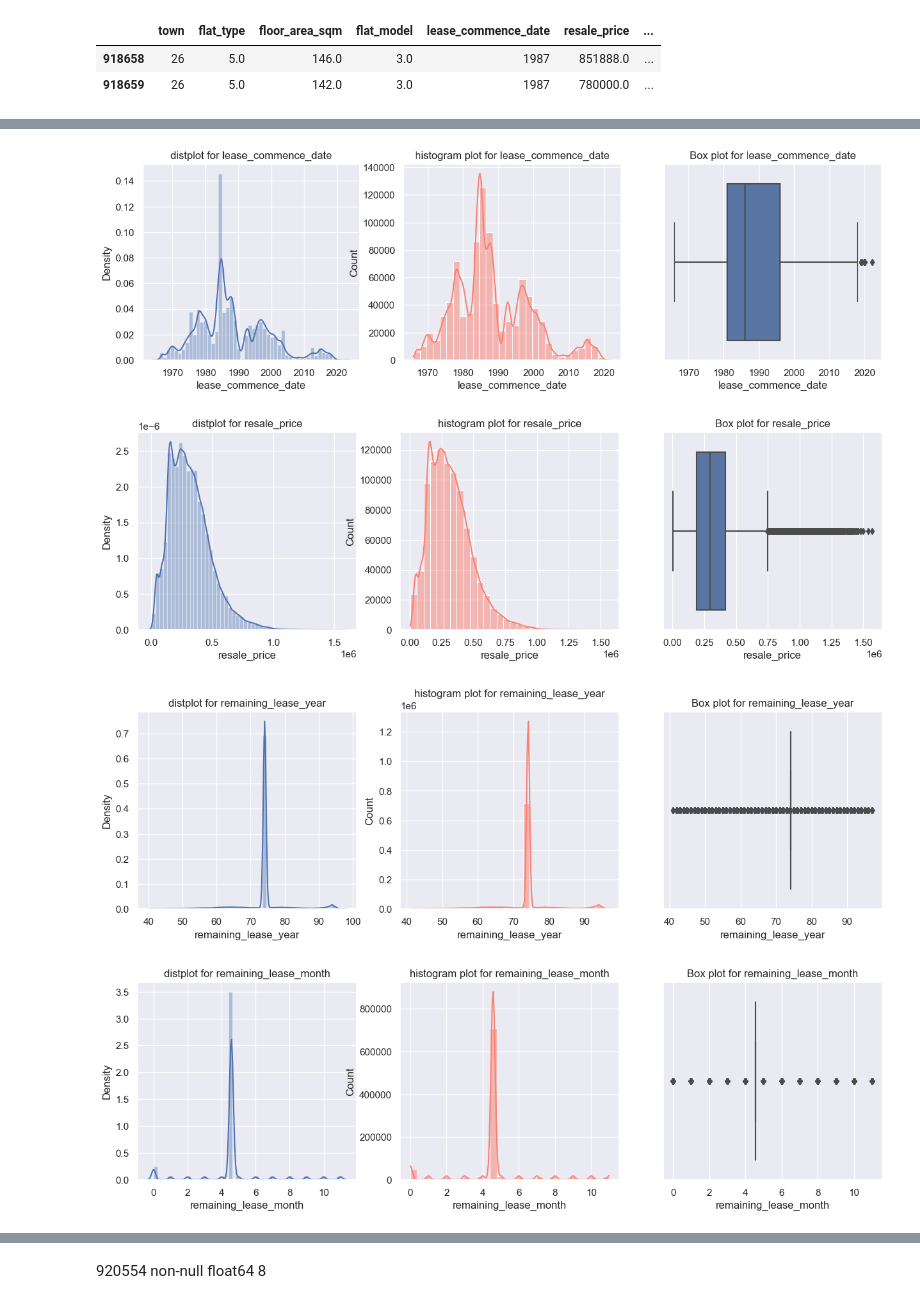
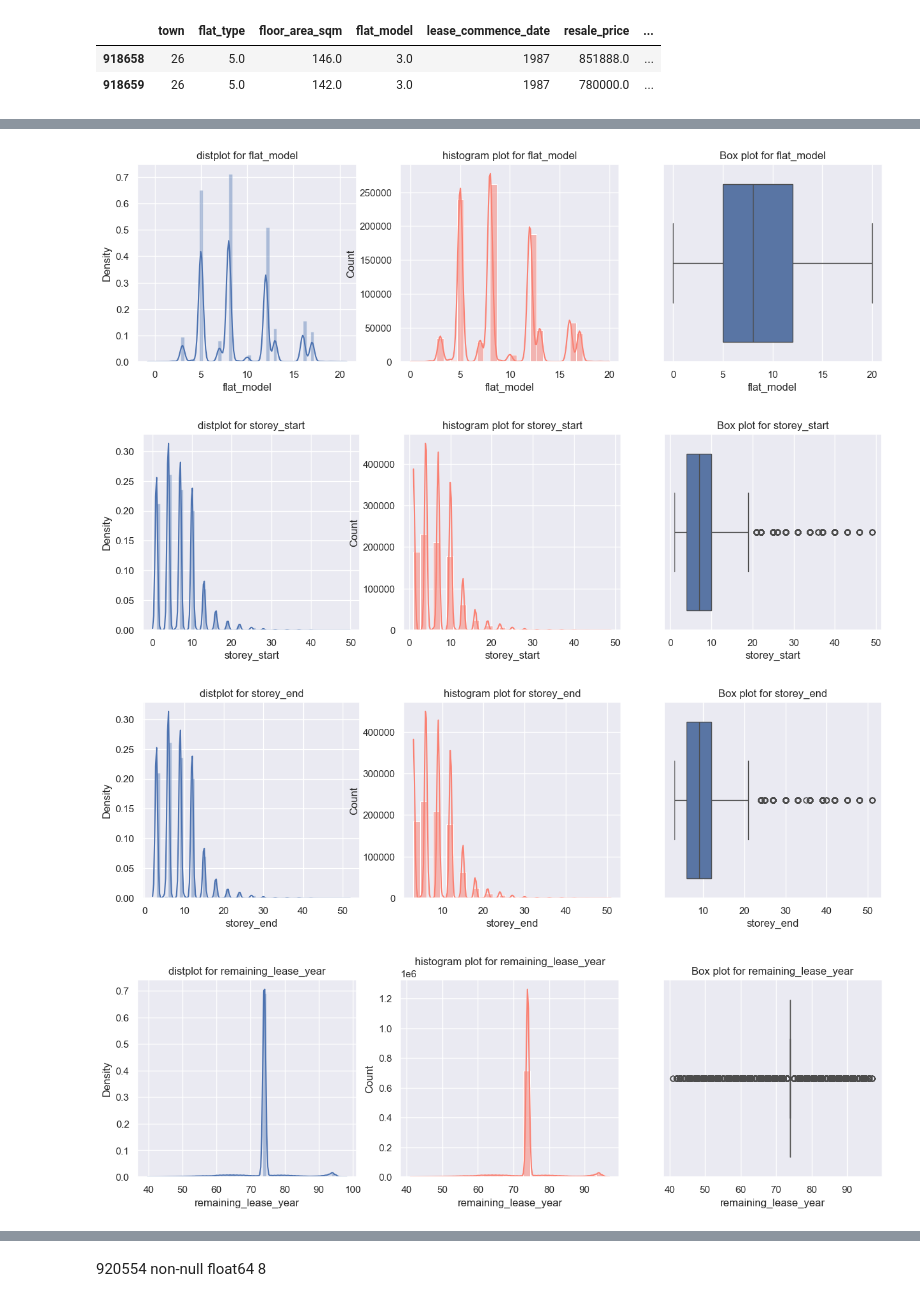
Before and after one commit to dharshini-in/-Singapore-Resale-Flat-Prices-Predicting, a Jupyter notebook: singapore_house_prediction.ipynb, the cells around one changed output, grey strips where cells are left out. Drawn from its saved outputs; the diff is of its cells as text; code cells hidden in the pictures.

```diff
--- a/singapore_house_prediction.ipynb
+++ b/singapore_house_prediction.ipynb
@@ -552,3 +561,16 @@ df_og.tail(2)
 |  | town | flat_type | floor_area_sqm | flat_model | lease_commence_date | resale_price | ... |
 | 918658 | 26 | 5.0 | 146.0 | 3.0 | 1987 | 851888.0 | ... |
 | 918659 | 26 | 5.0 | 142.0 | 3.0 | 1987 | 780000.0 | ... |
+# %%
+df_og = df_og.dropna()  # Drop rows with missing values
+df_og = df_og[~df_og.isin([np.inf, -np.inf])]  # Drop rows with infinite value
+# %%
+df_og["remaining_lease_year"]= df_og["remaining_lease_year"].astype(int)
+df_og["remaining_lease_month"]= df_og["remaining_lease_month"].astype(int)
+df_og["flat_type"]= df_og["flat_type"].astype(int)
+df_og["flat_model"]= df_og["flat_model"].astype(int)
+df_og["storey_start"]= df_og["storey_start"].astype(int)
+df_og["storey_end"]= df_og["storey_end"].astype(int)
+df_og["floor_area_sqm"]= df_og["floor_area_sqm"].astype(int)
+
+df_og.info()
@@ -555,3 +596,10 @@ df_og.tail(2)
+# %%
+# set the columns
+df_og1= df_og[['year', 'town', 'flat_type', 'floor_area_sqm', 'flat_model',
+       'storey_start', 'storey_end', 'remaining_lease_year','remaining_lease_month',
+       'lease_commence_date', 'resale_price']]
+# %%
+df_real_og=df_og1.sort_values(by=["year"])
 # %%
 # detecting the skewed columns using plot
 def plot(df,column):
@@ -574,6 +622,6 @@ def plot(df,column):
   sns.boxplot(df, x=column)
   plt.title("Box plot for"+" "+column)
 # %%
-for i in df_og.columns:
-    plot(df_og,i)
+for i in df_real_og.columns:
+    plot(df_real_og,i)
 # %% [output]
@@ -584,4 +632,4 @@ for i in df_og.columns:
-[figure, old version]
+[figure, new version]
-[figure, old version]
+[figure, new version]
-[figure, old version]
+[figure, new version]
-[figure, old version]
+[figure, new version]
```
Also changed, not shown: parts of 34 cells of this notebook, 1 other file.
